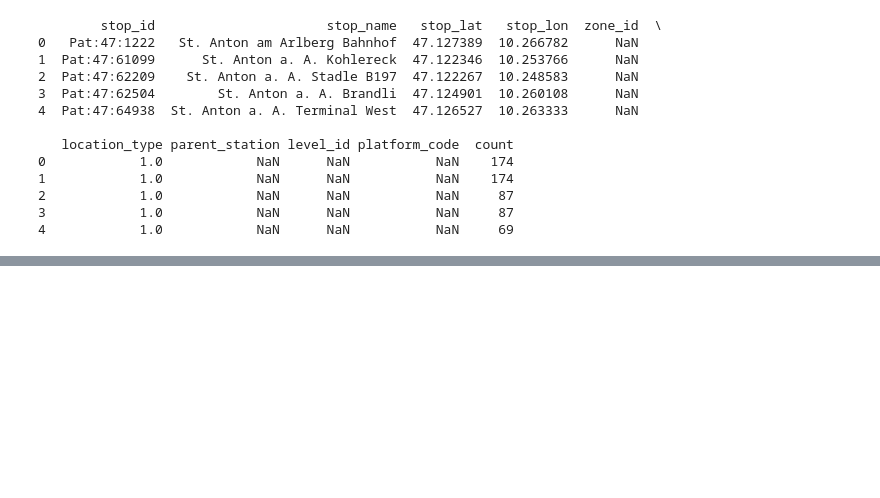
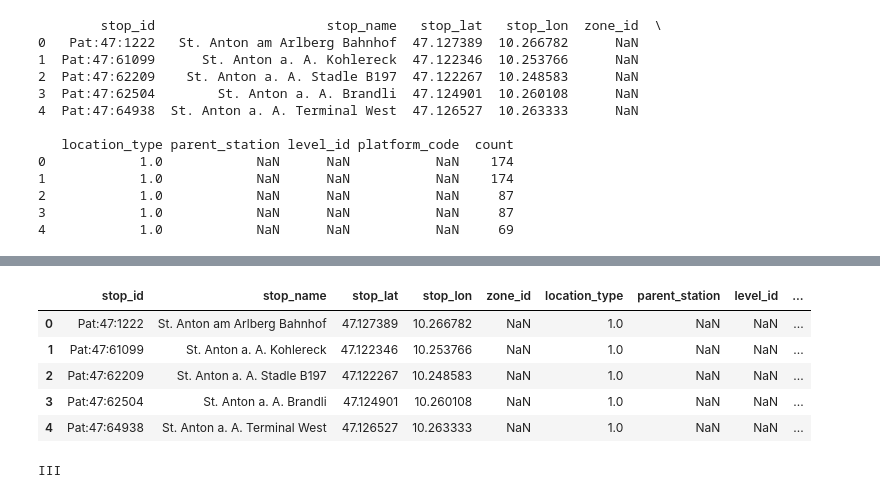
Before and after one commit to LeonRischar/ptsql_austria, a Jupyter notebook: src/test.ipynb, the cells around one changed output, grey strips where cells are left out. Saved outputs shown, nothing was run; the diff lists cells and outputs as text; code cells hidden in the pictures; blank space fills up the shorter version.

```diff
--- a/src/test.ipynb
+++ b/src/test.ipynb
@@ -186,0 +307,6 @@ display(stops_final_df)
+# %%
+station_type_df = stop_type_df.copy()
+station_type_df["rank"] = station_type_df["route_type"].apply(lambda x: route_type_translation[x]).min()
+station_type_df = station_type_df.groupby("parent_station")["rank"].min().reset_index(name="rank")
+display(station_type_df.head())
+display(station_type_df.shape)
@@ -186,0 +321,15 @@ display(stops_final_df)
+# %%
+station_type_df.rename(columns={'parent_station':'stop_id'}, inplace=True)
+stops_final_df = stops_final_df.merge(station_type_df, on='stop_id', how='left')
+display(stops_final_df.head())
+# %% [output]
+|  | stop_id | stop_name | stop_lat | stop_lon | zone_id | location_type | parent_station | level_id | ... |
+| 0 | Pat:47:1222 | St. Anton am Arlberg Bahnhof | 47.127389 | 10.266782 | NaN | 1.0 | NaN | NaN | ... |
+| 1 | Pat:47:61099 | St. Anton a. A. Kohlereck | 47.122346 | 10.253766 | NaN | 1.0 | NaN | NaN | ... |
+| 2 | Pat:47:62209 | St. Anton a. A. Stadle B197 | 47.122267 | 10.248583 | NaN | 1.0 | NaN | NaN | ... |
+| 3 | Pat:47:62504 | St. Anton a. A. Brandli | 47.124901 | 10.260108 | NaN | 1.0 | NaN | NaN | ... |
+| 4 | Pat:47:64938 | St. Anton a. A. Terminal West | 47.126527 | 10.263333 | NaN | 1.0 | NaN | NaN | ... |
+# %%
+print(lookup_category(9.655172, 3))
+# %% [output]
+III
```
Also changed, not shown: parts of 13 cells of this notebook.
